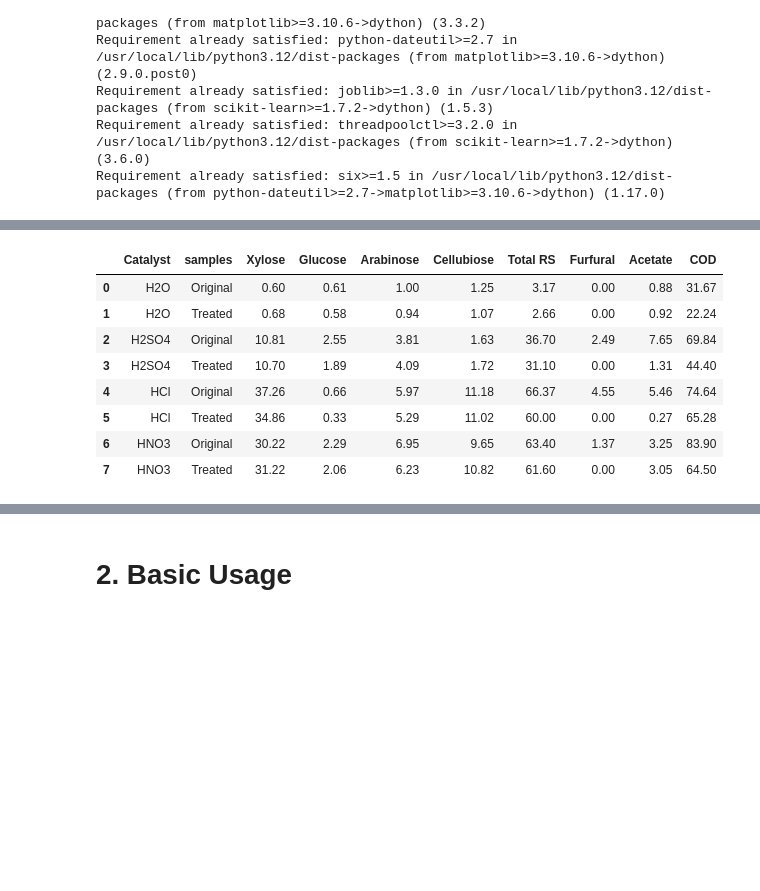
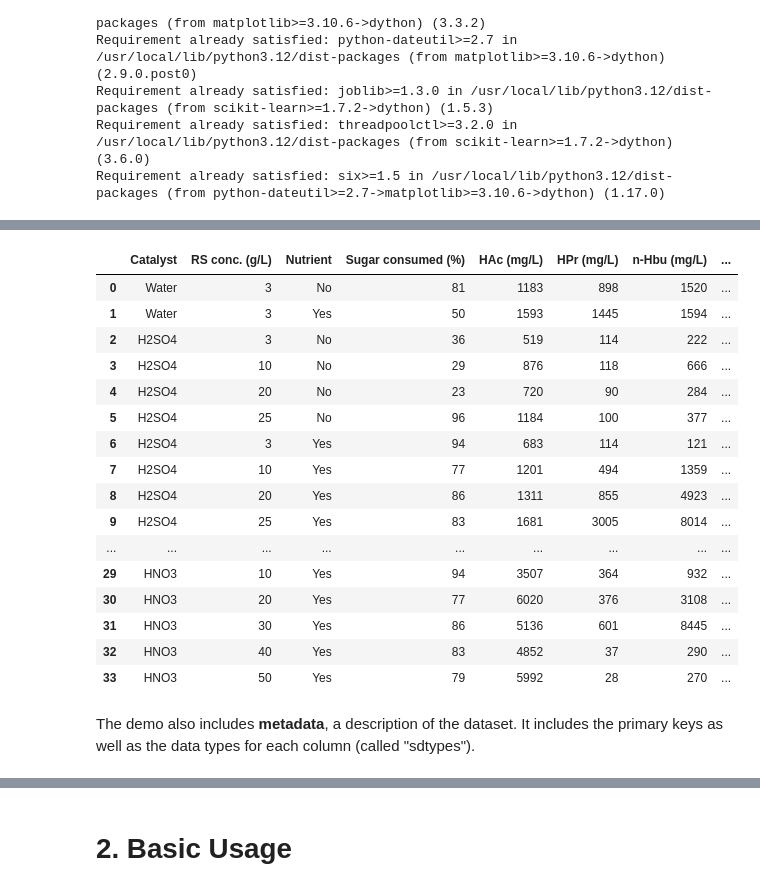
Before and after one commit to umraodeepika7-dotcom/ctgan, a Jupyter notebook: SDV_Synthesize_a_table_(CTGAN).ipynb, the cells around one changed output, grey strips where cells are left out. Saved outputs shown, nothing was run; the diff lists cells and outputs as text; code cells hidden in the pictures; blank space fills up the shorter version.

```diff
--- a/SDV_Synthesize_a_table_(CTGAN).ipynb
+++ b/SDV_Synthesize_a_table_(CTGAN).ipynb
@@ -91,2 +91,2 @@ data = pd.read_csv('RS pretreatment.csv')
 # %%
-real_data = pd.read_csv('RS pretreatment.csv')
+real_data = pd.read_csv('Biohydrogen_production (1).csv')
@@ -98,13 +93,23 @@ metadata.detect_from_dataframe(data=real_data)
 # %%
-display(real_data.head(8))
+display(real_data.head(35))
 # %% [output]
-|  | Catalyst | samples | Xylose | Glucose | Arabinose | Cellubiose | Total RS | Furfural | Acetate | COD |
-| 0 | H2O | Original | 0.60 | 0.61 | 1.00 | 1.25 | 3.17 | 0.00 | 0.88 | 31.67 |
-| 1 | H2O | Treated | 0.68 | 0.58 | 0.94 | 1.07 | 2.66 | 0.00 | 0.92 | 22.24 |
-| 2 | H2SO4 | Original | 10.81 | 2.55 | 3.81 | 1.63 | 36.70 | 2.49 | 7.65 | 69.84 |
-| 3 | H2SO4 | Treated | 10.70 | 1.89 | 4.09 | 1.72 | 31.10 | 0.00 | 1.31 | 44.40 |
-| 4 | HCl | Original | 37.26 | 0.66 | 5.97 | 11.18 | 66.37 | 4.55 | 5.46 | 74.64 |
-| 5 | HCl | Treated | 34.86 | 0.33 | 5.29 | 11.02 | 60.00 | 0.00 | 0.27 | 65.28 |
-| 6 | HNO3 | Original | 30.22 | 2.29 | 6.95 | 9.65 | 63.40 | 1.37 | 3.25 | 83.90 |
-| 7 | HNO3 | Treated | 31.22 | 2.06 | 6.23 | 10.82 | 61.60 | 0.00 | 3.05 | 64.50 |
+|  | Catalyst | RS conc. (g/L) | Nutrient | Sugar consumed (%) | HAc (mg/L) | HPr (mg/L) | n-Hbu (mg/L) | ... |
+| 0 | Water | 3 | No | 81 | 1183 | 898 | 1520 | ... |
+| 1 | Water | 3 | Yes | 50 | 1593 | 1445 | 1594 | ... |
+| 2 | H2SO4 | 3 | No | 36 | 519 | 114 | 222 | ... |
+| 3 | H2SO4 | 10 | No | 29 | 876 | 118 | 666 | ... |
+| 4 | H2SO4 | 20 | No | 23 | 720 | 90 | 284 | ... |
+| 5 | H2SO4 | 25 | No | 96 | 1184 | 100 | 377 | ... |
+| 6 | H2SO4 | 3 | Yes | 94 | 683 | 114 | 121 | ... |
+| 7 | H2SO4 | 10 | Yes | 77 | 1201 | 494 | 1359 | ... |
+| 8 | H2SO4 | 20 | Yes | 86 | 1311 | 855 | 4923 | ... |
+| 9 | H2SO4 | 25 | Yes | 83 | 1681 | 3005 | 8014 | ... |
+| ... | ... | ... | ... | ... | ... | ... | ... | ... |
+| 29 | HNO3 | 10 | Yes | 94 | 3507 | 364 | 932 | ... |
+| 30 | HNO3 | 20 | Yes | 77 | 6020 | 376 | 3108 | ... |
+| 31 | HNO3 | 30 | Yes | 86 | 5136 | 601 | 8445 | ... |
+| 32 | HNO3 | 40 | Yes | 83 | 4852 | 37 | 290 | ... |
+| 33 | HNO3 | 50 | Yes | 79 | 5992 | 28 | 270 | ... |
+# %% [markdown]
+The demo also includes **metadata**, a description of the dataset. It includes the primary keys as well as the data types for each column (called "sdtypes").
 # %%
```
Also changed, not shown: parts of 63 cells of this notebook.
